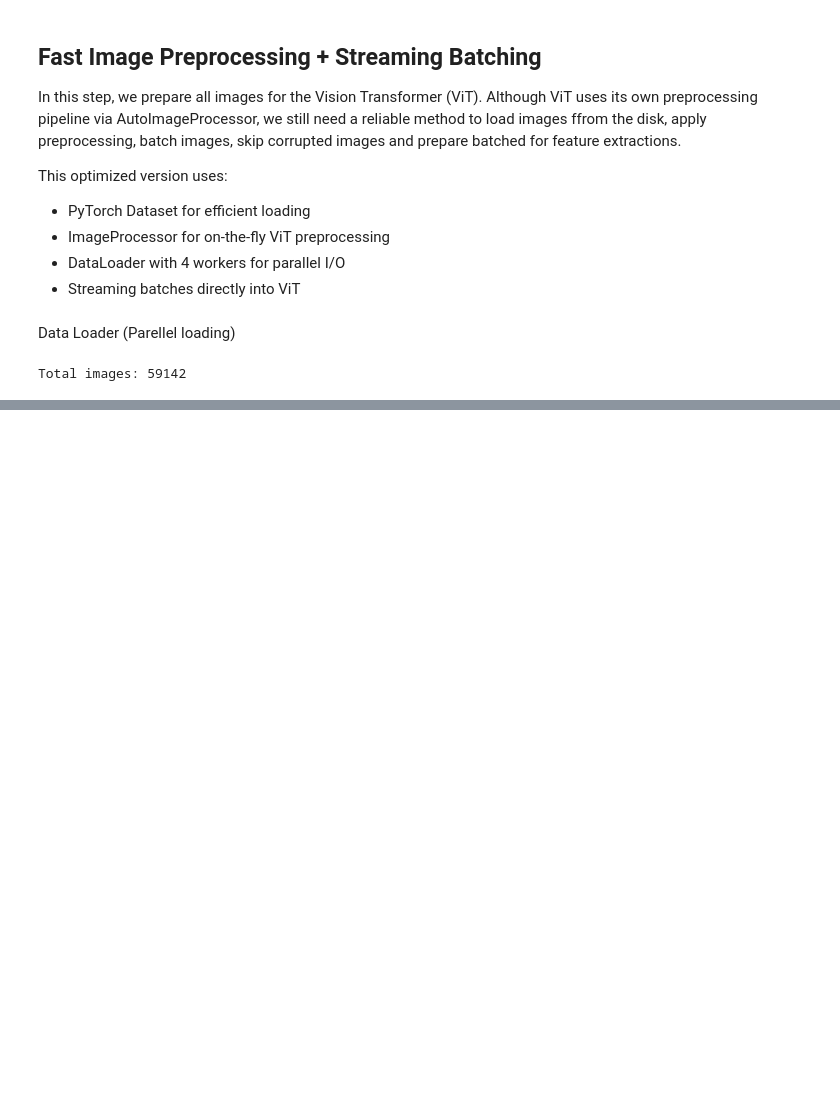
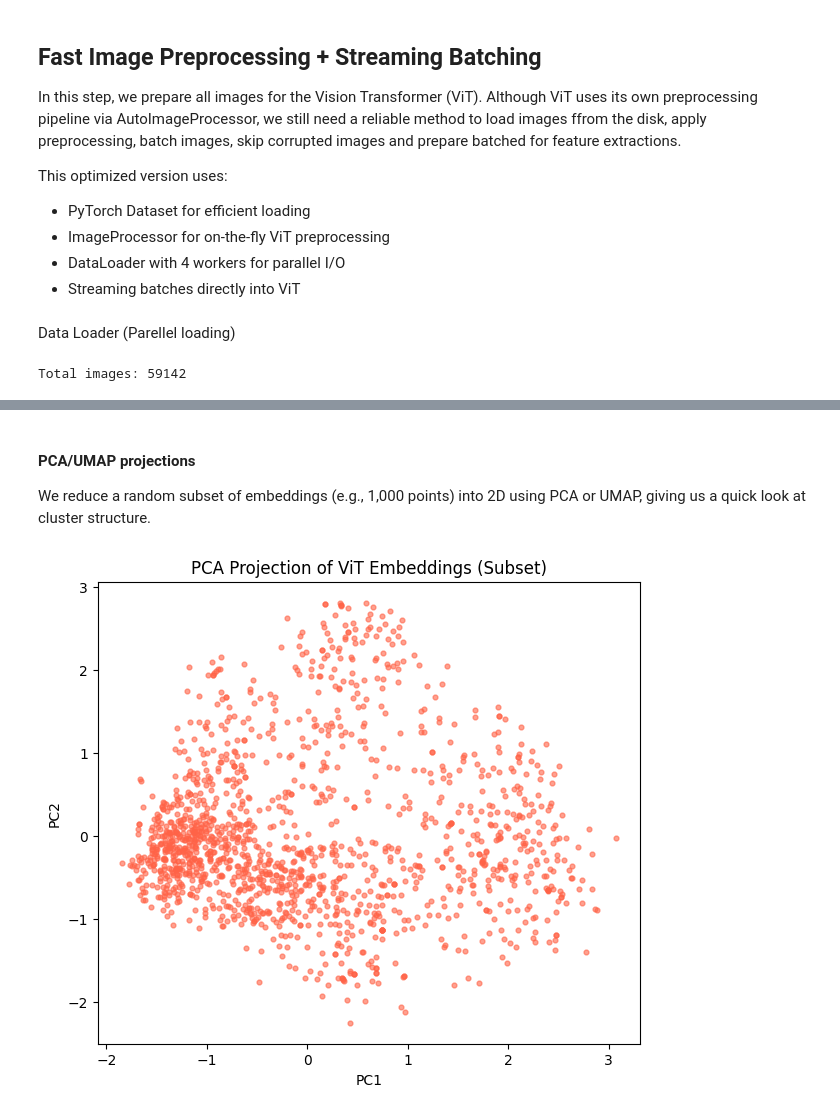
Before and after one commit to sheebaboy33/ColdFusionX, a Jupyter notebook: notebooks/04_image_encoder.ipynb, the cells around one changed output, grey strips where cells are left out. Saved outputs shown, nothing was run; the diff lists cells and outputs as text; code cells hidden in the pictures; blank space fills up the shorter version.

```diff
--- a/notebooks/04_image_encoder.ipynb
+++ b/notebooks/04_image_encoder.ipynb
@@ -208,0 +325,19 @@ all_embeddings = torch.cat(all_embeddings, dim=0)
+# %% [markdown]
+#### PCA/UMAP projections
+We reduce a random subset of embeddings (e.g., 1,000 points) into 2D using PCA or UMAP, giving us a quick look at cluster structure.
+# %%
+# Take a subset of 1500 embeddings to reduce compute
+subset_idx = np.random.choice(len(all_embeddings), size=1500, replace=False)
+subset_emb = all_embeddings[subset_idx].numpy()
+
+pca = PCA(n_components=2)
+pca_result = pca.fit_transform(subset_emb)
+
+plt.figure(figsize=(7,6))
+plt.scatter(pca_result[:,0], pca_result[:,1], s=12, alpha=0.6, c='tomato')
+plt.title("PCA Projection of ViT Embeddings (Subset)")
+plt.xlabel("PC1")
+plt.ylabel("PC2")
+plt.show()
+# %% [output]
+[figure, added]
```
Also changed, not shown: parts of 19 cells of this notebook.
